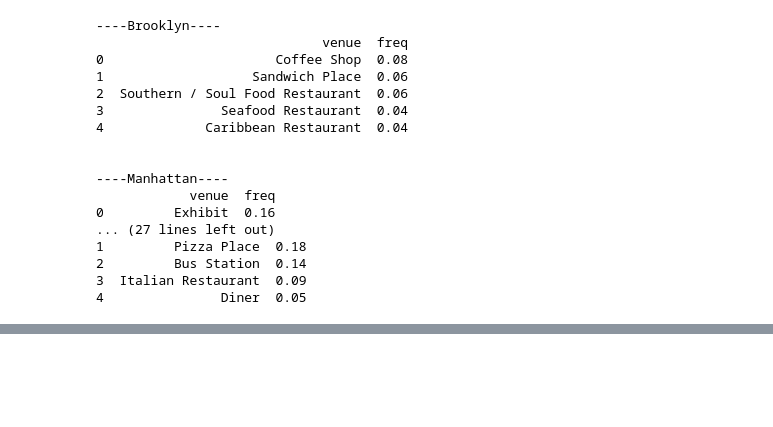
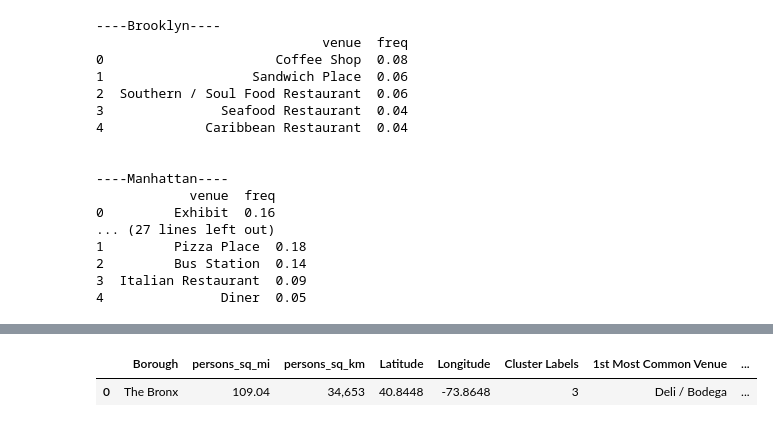
Before and after one commit to vijaykant06/The-Battle-of-Neighhoods, a Jupyter notebook: Battle of Neighborhoods New York.ipynb, the cells around one changed output, grey strips where cells are left out. Cells and saved outputs as stored; diff of their text form; code cells hidden in the pictures; blank space fills up the shorter version.

```diff
--- a/Battle of Neighborhoods New York.ipynb
+++ b/Battle of Neighborhoods New York.ipynb
@@ -663,0 +718,5 @@ NameError: name 'kmeans' is not defined
+# %%
+NY_merged.loc[NY_merged['Cluster Labels'] == 3, NY_merged.columns[[0] + list(range(5, NY_merged.shape[1]))]]
+# %% [output]
+|  | Borough | persons_sq_mi | persons_sq_km | Latitude | Longitude | Cluster Labels | 1st Most Common Venue | ... |
+| 0 | The Bronx | 109.04 | 34,653 | 40.8448 | -73.8648 | 3 | Deli / Bodega | ... |
```
Also changed, not shown: parts of 9 cells of this notebook.
